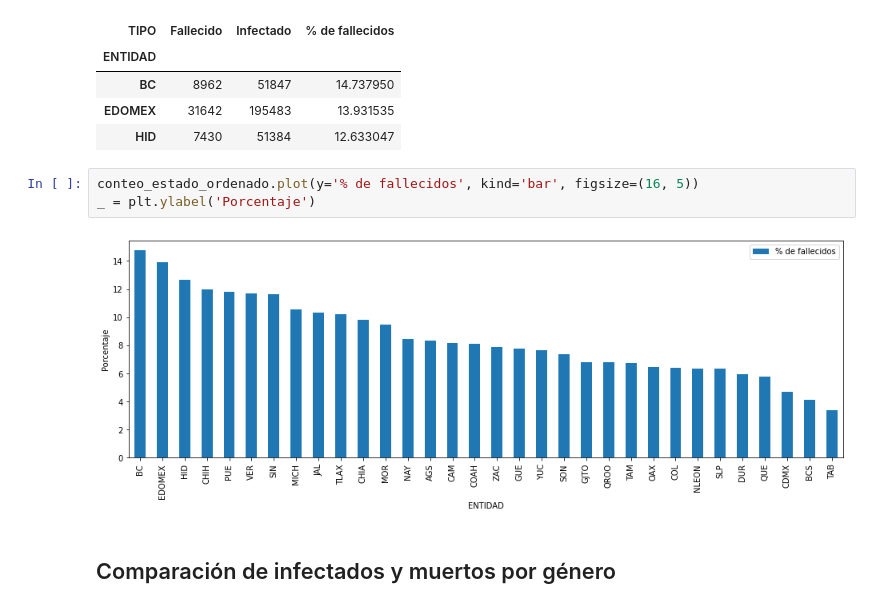
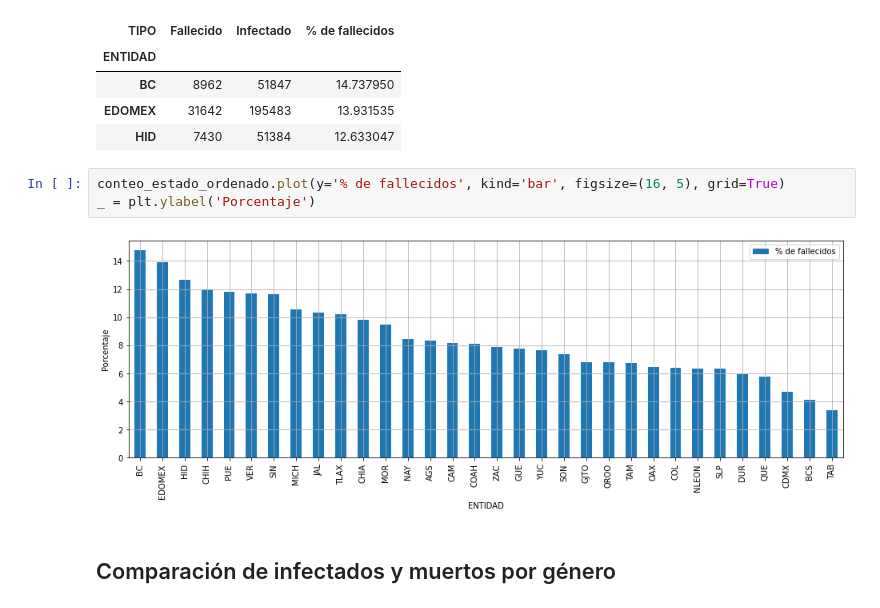
Before and after one commit to EstebanBrito/covid19-mexico, a Jupyter notebook: notebooks/Graficas.ipynb, the cells around one changed output. Saved outputs shown, nothing was run; the diff lists cells and outputs as text.

```diff
--- a/notebooks/Graficas.ipynb
+++ b/notebooks/Graficas.ipynb
@@ -284,10 +284,10 @@ conteo_estado_ordenado.head(3)
 | EDOMEX | 31642 | 195483 | 13.931535 |
 | HID | 7430 | 51384 | 12.633047 |
 # %%
-conteo_estado_ordenado.plot(y='% de fallecidos', kind='bar', figsize=(16, 5))
+conteo_estado_ordenado.plot(y='% de fallecidos', kind='bar', figsize=(16, 5), grid=True)
 _ = plt.ylabel('Porcentaje')
 # %% [output]
-[figure, old version]
+[figure, new version]
 # %% [markdown]
 ## Comparación de infectados y muertos por género
 # %%
```
Also changed, not shown: parts of 39 cells of this notebook, 1 other file.
